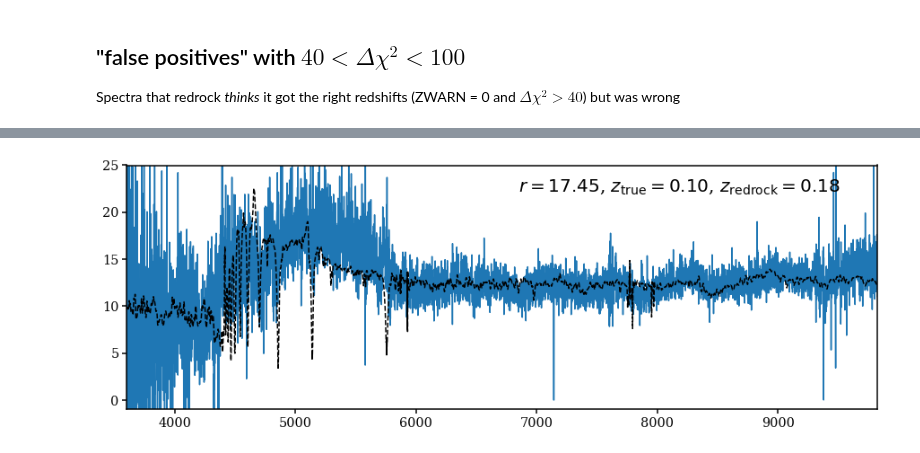
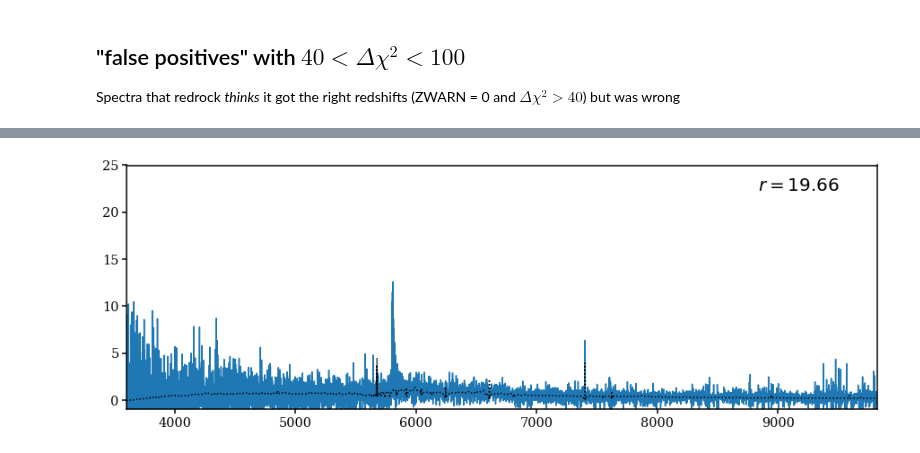
Before and after one commit to desi-bgs/feasiBGS, a Jupyter notebook: notebook/cmx/cmx_dchi2.ipynb, the cells around one changed output, grey strips where cells are left out. Cells and saved outputs as stored; diff of their text form; code cells hidden in the pictures.

Commit message:
updated CMX delta chi2 notebook with VI fix

```diff
--- a/notebook/cmx/cmx_dchi2.ipynb
+++ b/notebook/cmx/cmx_dchi2.ipynb
@@ -32,13 +34,12 @@ mpl.rcParams['ytick.major.width'] = 1.5
 mpl.rcParams['legend.frameon'] = False
 # %%
 # read VI table
-fvi = os.path.join('/global/cfs/cdirs/desi/sv/vi/TruthTables/', 'truth_table_BGS_v1.2.csv')
+fvi = os.path.join('/global/cfs/cdirs/desi/sv/vi/TruthTables/', 'truth_table_BGS_full_66003.txt')#'truth_table_BGS_v1.1.csv')
 
-vi_id, ztrue, qa_flag = np.genfromtxt(fvi, delimiter=',', skip_header=1, unpack=True, usecols=[0, 2, 3])
+vi_id, zrr_vi, ztrue, qa_flag, dchi2_vi, zwarn_vi, rflux_vi, vi_ra, vi_dec = np.genfromtxt(fvi, delimiter=',', skip_header=1, unpack=True, usecols=[1, 2, 4, 6, 11, 12, 16, -2, -1])# usecols=[0, 1, 2, 3, 10, 11, 15])
+vi_id = vi_id.astype(int)
 
-good_z = (qa_flag >= 2.5)
-vi_id = vi_id[good_z].astype(int)
-ztrue = ztrue[good_z]
+vi_coord = SkyCoord(ra=vi_ra*u.degree, dec=vi_dec*u.degree)
 # %%
 dir_coadd = '/global/cfs/cdirs/desi/users/chahah/bgs_exp_coadd/'
 # %%
@@ -278,7 +329,9 @@ for i_exp, expid in enumerate(expids):
     print('--- %i ---' % expid)
     petals = np.unique([int(fcoadd.split('-')[-2]) for fcoadd in glob.glob(os.path.join(dir_coadd, 'coadd-66003-20200315-*%i.fits' % expid))])
 
-    n_fp, n_pass = 0, 0
+    # compile coadds from the petals
+    n_bgs = 0
+    fluxes, ras, decs, rmags, rfibs, z_rrs, zwarns, zcoeffs, chi2s, dchi2s = [], [], [], [], [], [], [], [], [], []
     for petal in petals:
         # read coadd file
         f_coadd = os.path.join(dir_coadd, 'coadd-66003-20200315-%i-%s.fits' % (petal, str(expid).zfill(8)))
@@ -287,41 +340,67 @@ for i_exp, expid in enumerate(expids):
         coadd_wave = fitsio.read(f_coadd, ext=2)
         coadd_flux = fitsio.read(f_coadd, ext=3)
 
-        is_BGS  = (coadd['CMX_TARGET'] & cmx_targetmask.cmx_mask.mask('SV0_BGS')) != 0
-        gal_cut = is_BGS & (np.sum(coadd_flux, axis=1) != 0)
-
-        targetid = coadd['TARGETID'][gal_cut]
-        _, m_vi, m_coadd = np.intersect1d(vi_id, targetid, return_indices=True)
-
-        n_match += len(m_vi)
-
-
         # read zbest files
         f_zbest = f_coadd.replace('coadd-', 'zbest-')
         zbest = fitsio.read(f_zbest)
 
-        # read
-        f_rrock = f_coadd.replace('coadd-', 'redrock-').replace('.fits', '.h5')
-        rrock = h5py.File(f_rrock, 'r')
+        # only keep BGS targets
+        is_BGS  = (coadd['CMX_TARGET'] & cmx_targetmask.cmx_mask.mask('SV0_BGS')) != 0
+        # remove galaxies with no flux...
+        gal_cut = np.ones(len(coadd['CMX_TARGET'])).astype(bool)#is_BGS & (np.sum(coadd_flux, axis=1) != 0)
+        n_bgs += np.sum(gal_cut)
 
-        rmag = 22.5 - 2.5 * np.log10(coadd['FLUX_R'][gal_cut][m_coadd])
-        dz_1pz = np.abs(ztrue[m_vi] - zbest['Z'][gal_cut][m_coadd])/(1.+ztrue[m_vi])
+        fluxes.append(coadd_flux[gal_cut])
+        ras.append(coadd['TARGET_RA'][gal_cut])
+        decs.append(coadd['TARGET_DEC'][gal_cut])
+        rmags.append(22.5 - 2.5 * np.log10(coadd['FLUX_R'][gal_cut]))
+        rfibs.append(22.5 - 2.5 * np.log10(coadd['FIBERFLUX_R'][gal_cut]))
 
-        # deltachi2 = 40 false positives
-        false_positive = (dz_1pz >= 0.003) & (zbest['ZWARN'][gal_cut][m_coadd] == 0) & (zbest['DELTACHI2'][gal_cut][m_coadd] > 40.) & (zbest['DELTACHI2'][gal_cut][m_coadd] < 100.) & (rmag < 20.)
-        n_fp += np.sum(false_positive)
-        n_pass += np.sum((zbest['ZWARN'][gal_cut][m_coadd] == 0) & (zbest['DELTACHI2'][gal_cut][m_coadd] > 40.) & (zbest['DELTACHI2'][gal_cut][m_coadd] < 100.) & (rmag < 20.))
+        z_rrs.append(zbest['Z'][gal_cut])
+        zwarns.append(zbest['ZWARN'][gal_cut])
 
-        for i, _rmag, _ztrue in zip(m_coadd[false_positive], rmag[false_positive], ztrue[m_vi][false_positive]):
-            bestfit_template = galaxy_templates.eval(zbest['COEFF'][gal_cut][i], coadd_wave, zbest['Z'][gal_cut][i]) * (1+zbest['Z'][gal_cut][i])
-            fig = plt.figure(figsize=(15,5))
-            sub = fig.add_subplot(111)
-            sub.plot(coadd_wave, coadd_flux[gal_cut,:][i])
-            sub.plot(coadd_wave, bestfit_template, c='k', ls='--')
-            sub.text(0.95, 0.95, r'$r=%.2f$, $z_{\rm true} = %.2f$, $z_{\rm redrock} = %.2f$' % (_rmag, _ztrue, zbest['Z'][gal_cut][i]), transform=sub.transAxes, ha='right', va='top', fontsize=20)
-            sub.set_xlim(coadd_wave.min(), coadd_wave.max())
-            sub.set_ylim(-1., 25)
+        zcoeffs.append(zbest['COEFF'][gal_cut])
+        chi2s.append(zbest['CHI2'][gal_cut])
+        dchi2s.append(zbest['DELTACHI2'][gal_cut])
 
-    print('  %i of %i r < 20 galaxies with ZWARN=0 40 < delta chi^2 < 100 are false positives' % (n_fp, n_pass))
+    # match VI targets to coadd targets using RA and DEC because there
+    # seems to be a bug in the TARGETIDs
+    ras = np.concatenate(ras)
+    decs = np.concatenate(decs)
+
+    coadd_coord = SkyCoord(ra=ras * u.deg, dec=decs * u.deg)
+    _m_coadd, _d, _ = vi_coord.match_to_catalog_sky(coadd_coord)
+    m_vi = (_d.to(u.deg).value < 1e-5)
+    m_coadd = _m_coadd[m_vi]
+    assert np.sum(_d.to(u.deg).value > 1e-5) == 0
+    print('  %i of %i BGS targets have matches to VI' % (np.sum(m_vi), n_bgs))
+
+    fluxes = np.concatenate(fluxes, axis=0)[m_coadd]
+    rmags = np.concatenate(rmags)[m_coadd]
+    rfibs = np.concatenate(rfibs)[m_coadd]
+
+    z_rrs = np.concatenate(z_rrs)[m_coadd]
+    zwarns = np.concatenate(zwarns)[m_coadd]
+
+    zcoeffs = np.concatenate(zcoeffs, axis=0)[m_coadd]
+    chi2s = np.concatenate(chi2s)[m_coadd]
+    dchi2s = np.concatenate(dchi2s)[m_coadd]
+
+    dz_1pz = np.abs(ztrue - z_rrs)/(1.+ztrue)
+    false_positive = (dz_1pz >= 0.003) & (zwarns == 0) & (dchi2s > 40.) & (dchi2s < 100.) & (rmags < 20.)
+    n_fp = np.sum(false_positive)
+    n_pass = np.sum((zwarns == 0) & (dchi2s > 40.) & (dchi2s < 100.) & (rmags < 20.))
+    print('  %i of %i r < 20. galaxies with ZWARN=0 and 40 < delta chi^2 < 100 are false positives' % (np.sum(false_positive), n_pass))
+
+    if n_fp > 0:
+        bestfit_template = galaxy_templates.eval(zcoeffs[false_positive,:][0], coadd_wave, z_rrs[false_positive][0]) * (1+z_rrs[false_positive][0])
+
+        fig = plt.figure(figsize=(15,5))
+        sub = fig.add_subplot(111)
+        sub.plot(coadd_wave, fluxes[false_positive,:][0])
+        sub.plot(coadd_wave, bestfit_template, c='k', ls=':')
+        sub.text(0.95, 0.95, r'$r=%.2f$' % rmags[0], transform=sub.transAxes, ha='right', va='top', fontsize=20)
+        sub.set_xlim(coadd_wave.min(), coadd_wave.max())
+        sub.set_ylim(-1., 25)
 # %% [output]
 --- 55654 ---
@@ -334 +416 @@ for i_exp, expid in enumerate(expids):
-[figure, old version]
+[figure, new version]
```
Also changed, not shown: parts of 5 cells of this notebook.
